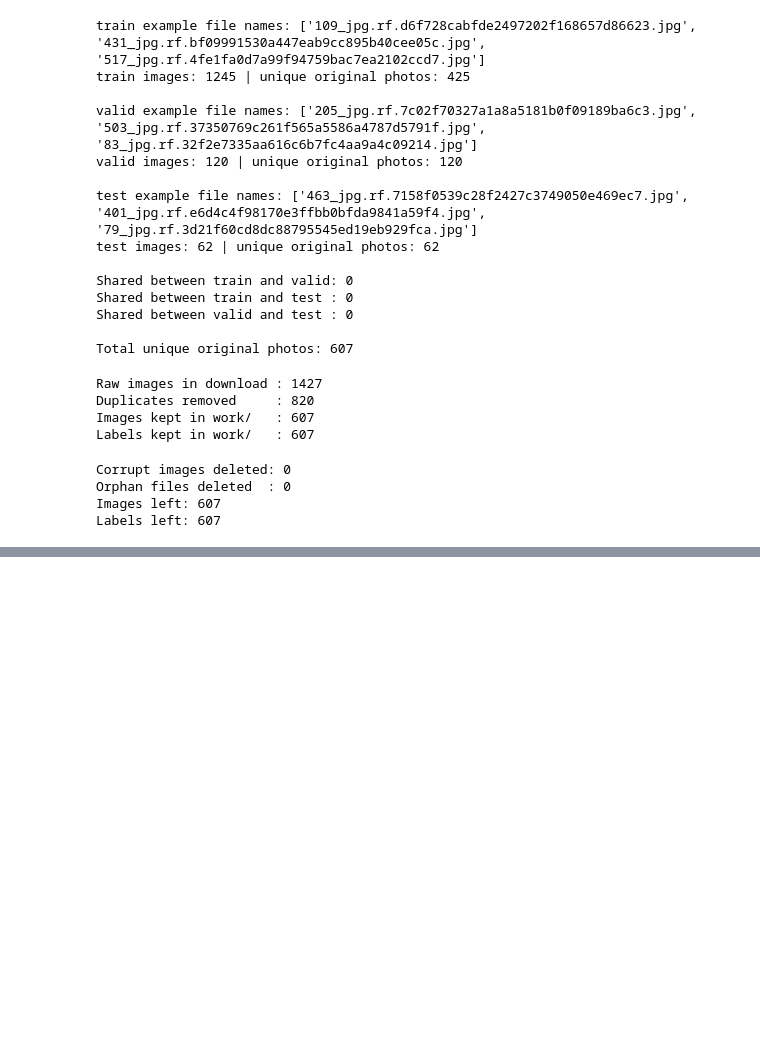
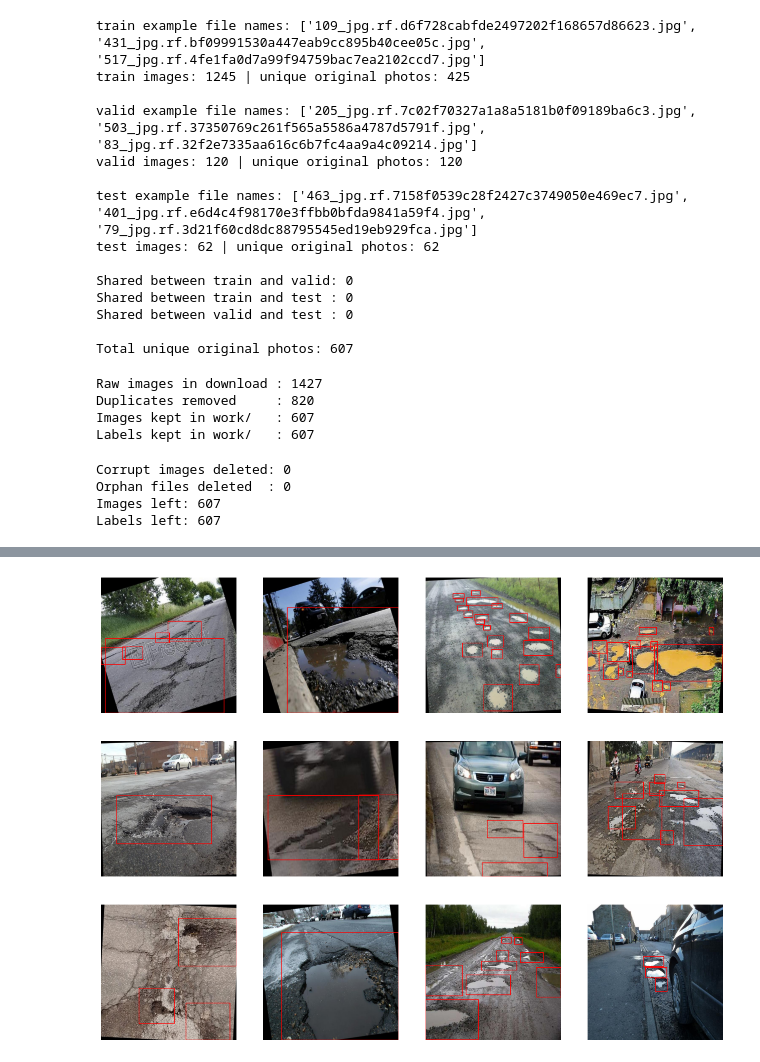
Before and after one commit to iam-ramshakhalid/Pothole-Detection, a Jupyter notebook: F26-1.ipynb, the cells around one changed output, grey strips where cells are left out. Drawn from its saved outputs; the diff is of its cells as text; code cells hidden in the pictures; blank space fills up the shorter version.

```diff
--- a/F26-1.ipynb
+++ b/F26-1.ipynb
@@ -222,0 +348,52 @@ Labels left: 607
+# %%
+import os
+import random
+import cv2
+import matplotlib.pyplot as plt
+
+# Pick 12 random images from the work folder
+image_files = os.listdir("work/images")
+chosen = random.sample(image_files, 12)
+
+plt.figure(figsize=(16, 12))   # size of the whole picture
+position = 1                   # which square of the 3x4 grid we are filling
+
+for image_file in chosen:
+    # Open the image (OpenCV loads colors as BGR, so convert to RGB for display)
+    image = cv2.imread("work/images/" + image_file)
+    image = cv2.cvtColor(image, cv2.COLOR_BGR2RGB)
+    height, width, channels = image.shape
+
+    # Open the label file that belongs to this image
+    name = os.path.splitext(image_file)[0]
+    label_file = open("work/labels/" + name + ".txt")
+
+    for line in label_file.readlines():
+        parts = line.split()
+        if len(parts) == 5:
+            # Read the box numbers (these are fractions between 0 and 1)
+            x_center = float(parts[1])
+            y_center = float(parts[2])
+            box_width = float(parts[3])
+            box_height = float(parts[4])
+
+            # Convert the fractions to pixel positions of the box corners
+            x1 = int((x_center - box_width / 2) * width)
+            y1 = int((y_center - box_height / 2) * height)
+            x2 = int((x_center + box_width / 2) * width)
+            y2 = int((y_center + box_height / 2) * height)
+
+            # Draw a red rectangle on the image
+            cv2.rectangle(image, (x1, y1), (x2, y2), (255, 0, 0), 2)
+
+    label_file.close()
+
+    # Put this image in the grid
+    plt.subplot(3, 4, position)
+    plt.imshow(image)
+    plt.axis("off")
+    position = position + 1
+
+plt.show()
+# %% [output]
+[figure, added]
```
Also changed, not shown: parts of 3 cells of this notebook.
